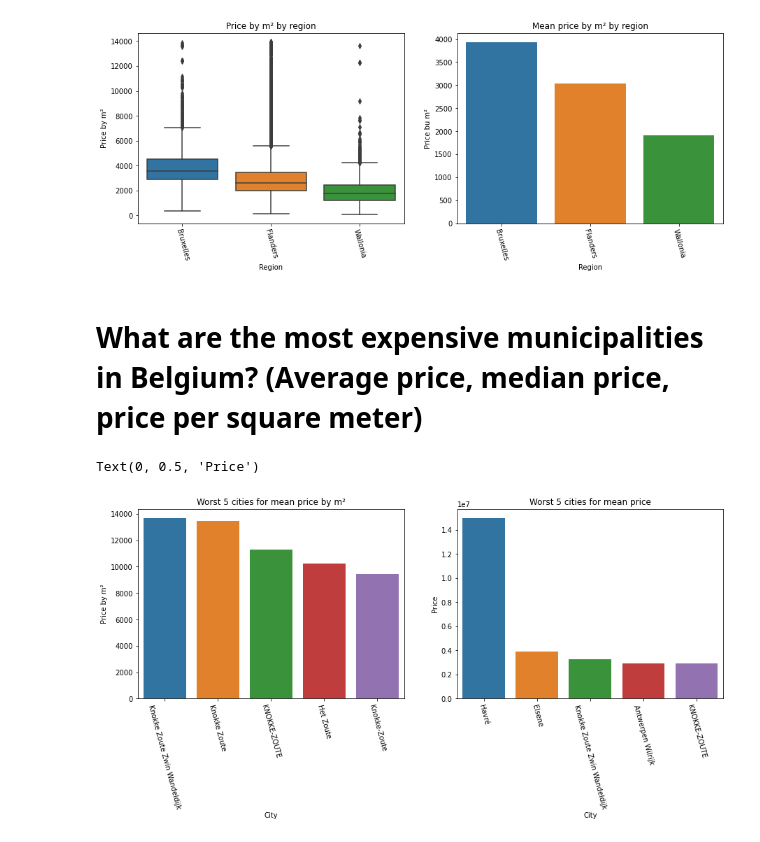
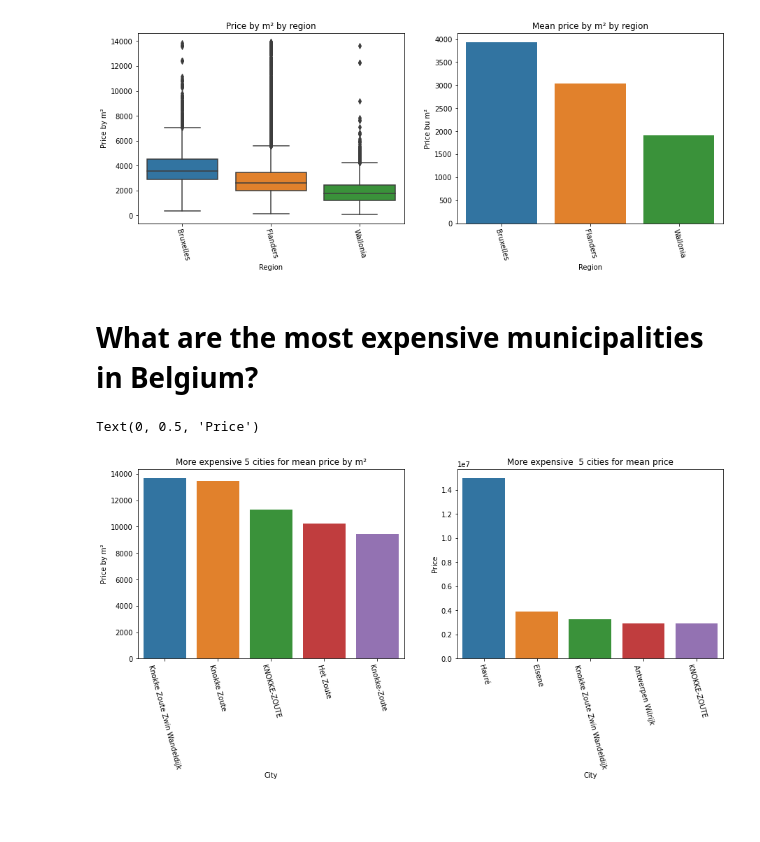
Before and after one commit to abdellahML/challenge-data-analysis, a Jupyter notebook: Codes/interpretation.ipynb, the cells around one changed output. Saved outputs shown, nothing was run; the diff lists cells and outputs as text; code cells hidden in the pictures; blank space fills up the shorter version.

```diff
--- a/Codes/interpretation.ipynb
+++ b/Codes/interpretation.ipynb
@@ -259,35 +274,35 @@ plt.ylabel("Price bu m²")
 Text(0, 0.5, 'Price bu m²')
 [figure]
 # %% [markdown]
-# What are the most expensive municipalities in Belgium? (Average price, median price, price per square meter)
+# What are the most expensive municipalities in Belgium?
 # %%
 # df.columns
 # %%
 cities = df.groupby(by="city")
 cities = cities["price_by_m2"].agg(np.mean)
 cities = pd.DataFrame(cities)
 cities["city"] = cities.index
 cities.sort_values(by="price_by_m2", ascending=False, inplace=True)
 plt.figure(1, figsize=(15,5))
 plt.subplot(121)
 sns.barplot(x="city", y="price_by_m2", data=cities.head())
 plt.xticks(rotation=-75)
-plt.title("Worst 5 cities for mean price by m²")
+plt.title("More expensive 5 cities for mean price by m²")
 plt.xlabel("City")
 plt.ylabel("Price by m²")
 
 
 cities = df.groupby(by="city")
 cities = cities["price"].agg(np.mean)
 cities = pd.DataFrame(cities)
 cities["city"] = cities.index
 cities.sort_values(by="price", ascending=False, inplace=True)
 plt.subplot(122)
 sns.barplot(x="city", y="price", data=cities.head())
 plt.xticks(rotation=-75)
-plt.title("Worst 5 cities for mean price")
+plt.title("More expensive  5 cities for mean price")
 plt.xlabel("City")
 plt.ylabel("Price")
 # %% [output]
 Text(0, 0.5, 'Price')
-[figure, old version]
+[figure, new version]
```
Also changed, not shown: parts of 5 cells of this notebook.
